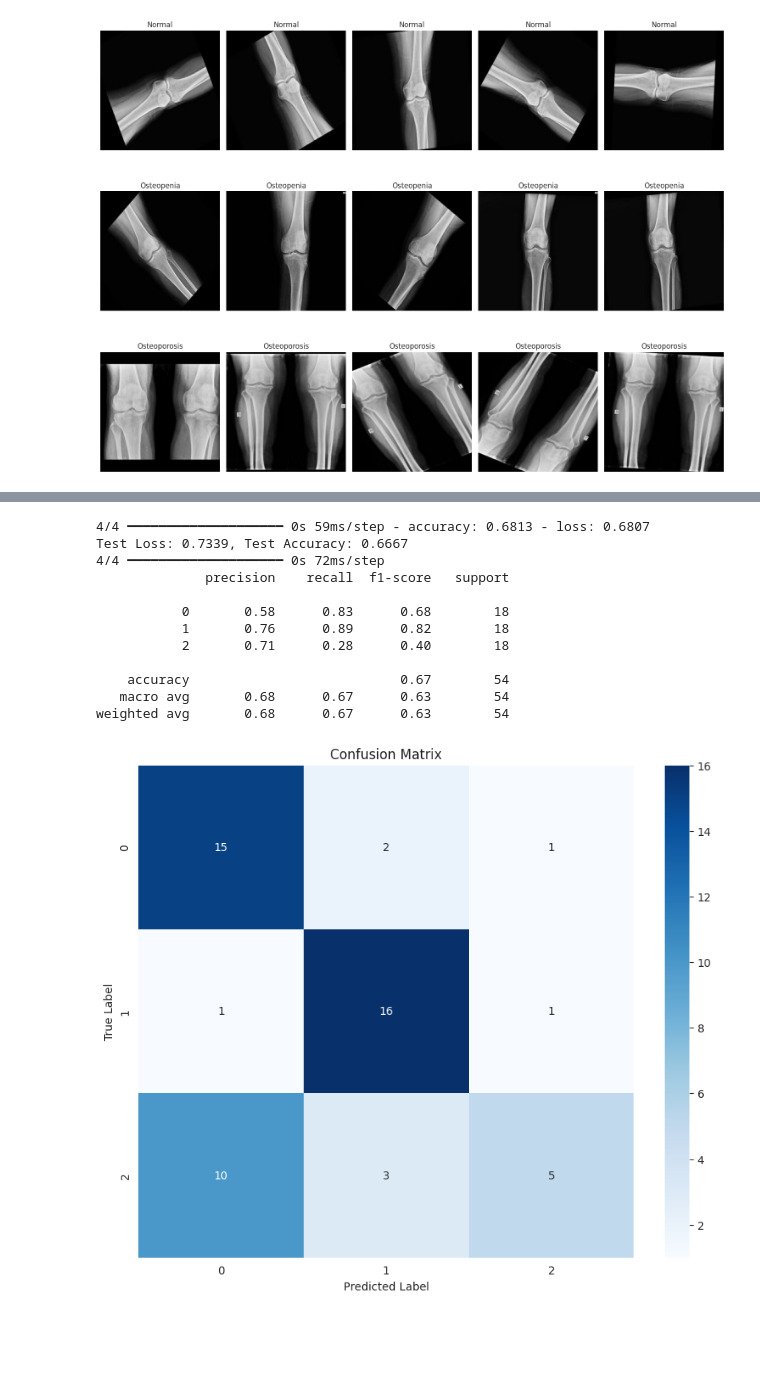
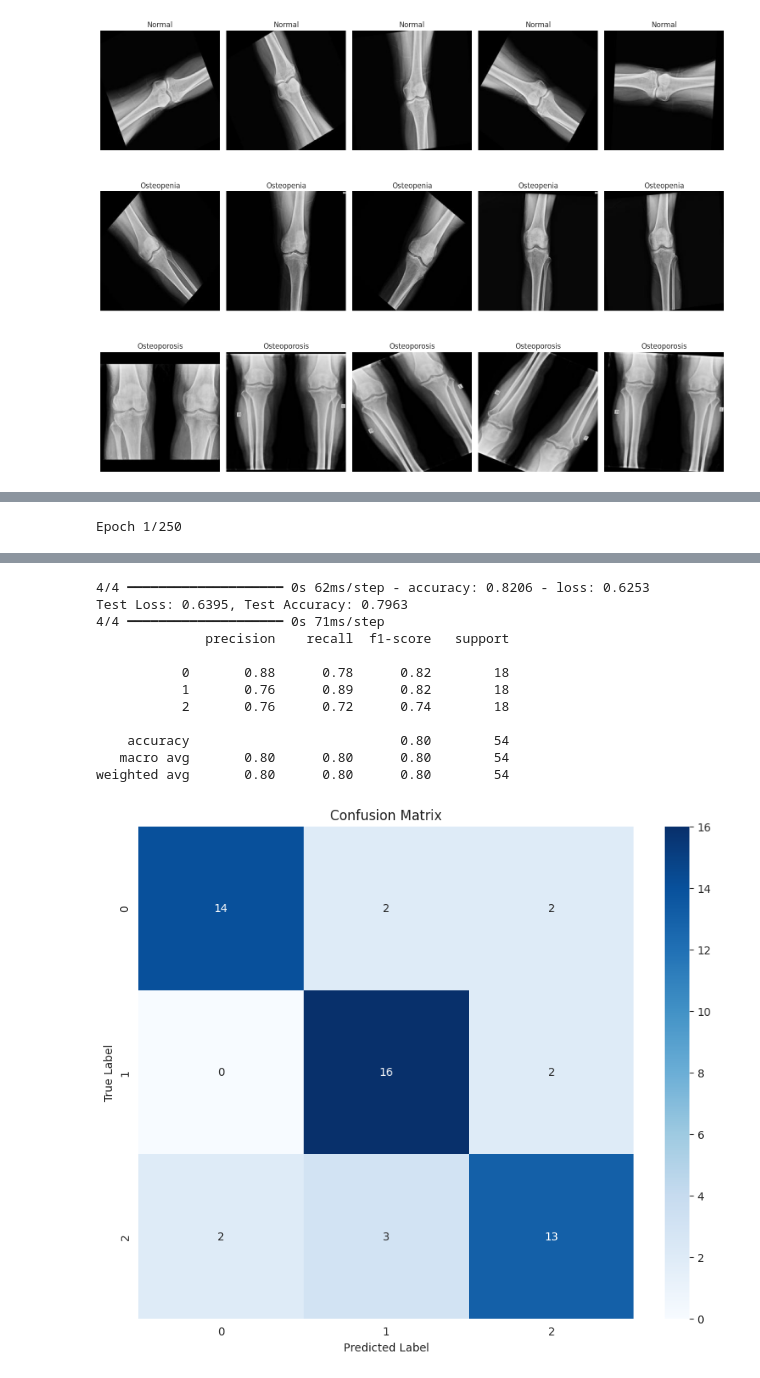
Before and after one commit to RuiwenG/240-project, a Jupyter notebook: test_data.ipynb, the cells around one changed output, grey strips where cells are left out. Drawn from its saved outputs; the diff is of its cells as text; code cells hidden in the pictures; blank space fills up the shorter version.

```diff
--- a/test_data.ipynb
+++ b/test_data.ipynb
@@ -458,11 +339,11 @@ def create_xception_model(input_shape, num_classes=8, learning_rate=1e-4):
 
     x = Dense(512, activation="relu", name="FC_512")(x)
     x = BatchNormalization(name="Batch_Normalization")(x)
-    x = Dropout(0.6, name="Dropout_512")(x)
+    x = Dropout(0.5, name="Dropout_512")(x)
 
-    # x = Dense(512, activation="relu", name="FC_512_2")(x)
-    # x = BatchNormalization(name="Batch_Normalization_2")(x)
-    # x = Dropout(0.4, name="Dropout_512_2")(x)
+    x = Dense(512, activation="relu", name="FC_512_2")(x)
+    x = BatchNormalization(name="Batch_Normalization_2")(x)
+    x = Dropout(0.3, name="Dropout_512_2")(x)
 
     # shortcut = Dense(512, activation="relu")(x)
     # shortcut = BatchNormalization()(shortcut)
@@ -498,7 +379,6 @@ history = cnn_model.fit(
     verbose=1,
 )
 
-# CHANGE: from training to testing
 y_pred = cnn_model.predict(valid_gen_new)
 y_true = valid_gen_new.labels
 
@@ -587,0 +458 @@ PPO Loss on Validation Data: -1.0
+Epoch 1/250
@@ -590,13 +483,13 @@ PPO Loss on Validation Data: -1.0
-4/4 ━━━━━━━━━━━━━━━━━━━━ 0s 59ms/step - accuracy: 0.6813 - loss: 0.6807
-Test Loss: 0.7339, Test Accuracy: 0.6667
-4/4 ━━━━━━━━━━━━━━━━━━━━ 0s 72ms/step
-              precision    recall  f1-score   support
-
-           0       0.58      0.83      0.68        18
-           1       0.76      0.89      0.82        18
-           2       0.71      0.28      0.40        18
-
-    accuracy                           0.67        54
-   macro avg       0.68      0.67      0.63        54
-weighted avg       0.68      0.67      0.63        54
+4/4 ━━━━━━━━━━━━━━━━━━━━ 0s 62ms/step - accuracy: 0.8206 - loss: 0.6253
+Test Loss: 0.6395, Test Accuracy: 0.7963
+4/4 ━━━━━━━━━━━━━━━━━━━━ 0s 71ms/step
+              precision    recall  f1-score   support
+
+           0       0.88      0.78      0.82        18
+           1       0.76      0.89      0.82        18
+           2       0.76      0.72      0.74        18
+
+    accuracy                           0.80        54
+   macro avg       0.80      0.80      0.80        54
+weighted avg       0.80      0.80      0.80        54
-[figure, old version]
+[figure, new version]
```
Also changed, not shown: parts of 3 cells of this notebook.
